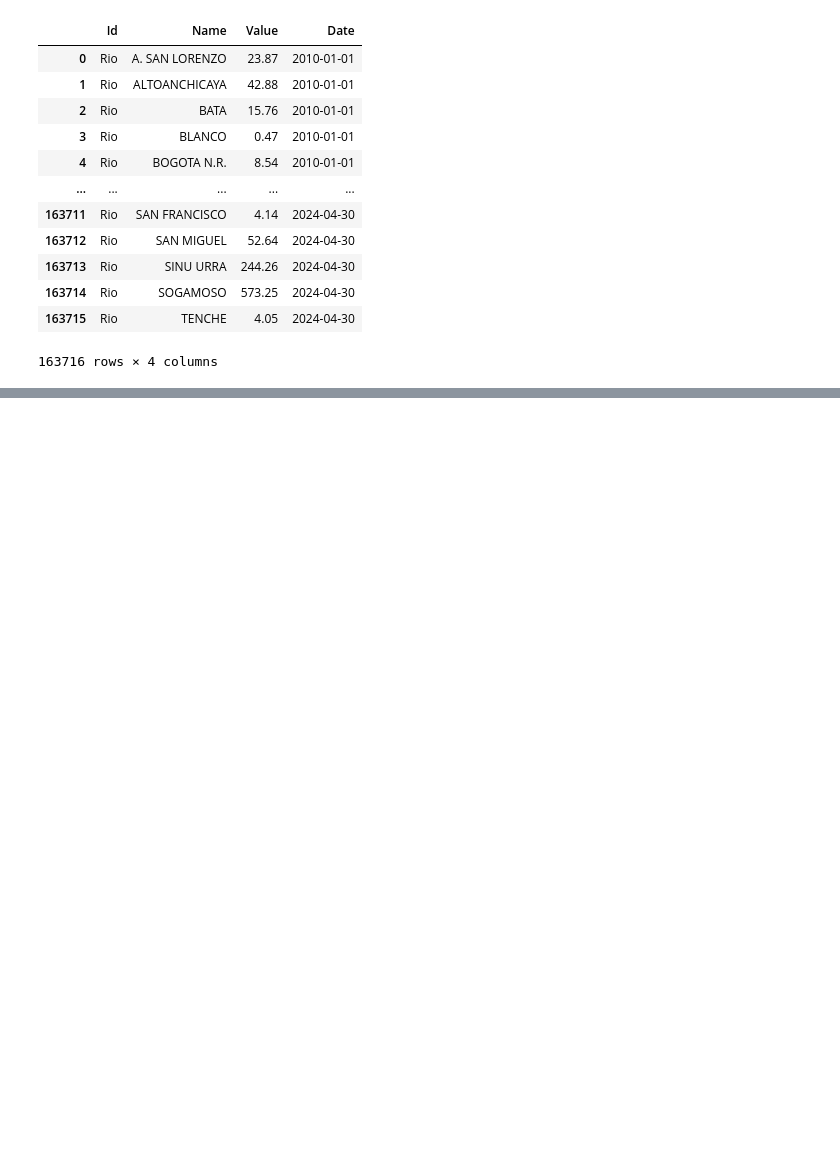
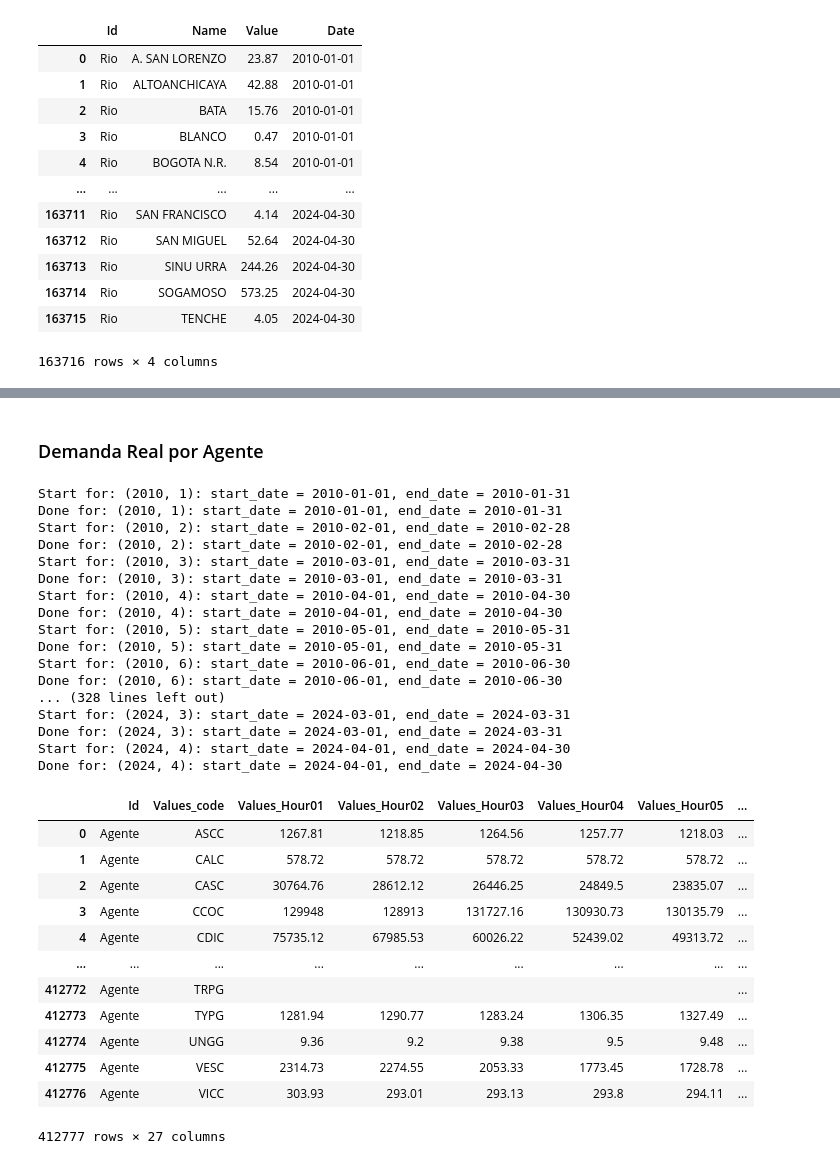
Before and after one commit to sistema-electrico-colombia/extraccion-datos-API, a Jupyter notebook: extraccion_datos_api_xm.ipynb, the cells around one changed output, grey strips where cells are left out. Drawn from its saved outputs; the diff is of its cells as text; code cells hidden in the pictures; blank space fills up the shorter version.

```diff
--- a/extraccion_datos_api_xm.ipynb
+++ b/extraccion_datos_api_xm.ipynb
@@ -847,0 +891,39 @@ df_aportes_caudal_media_historica.to_json('./data/aportes_caudal_media_historica
+# %% [markdown]
+### Demanda Real por Agente
+# %%
+date_dict = generate_date_dict(2010, 2024, 4)
+metric = 'DemaReal'
+num_metric = 1
+df_dema_real_agente = extract_metric(date_dict,metric,num_metric)
+df_dema_real_agente
+# %% [output]
+Start for: (2010, 1): start_date = 2010-01-01, end_date = 2010-01-31
+Done for: (2010, 1): start_date = 2010-01-01, end_date = 2010-01-31
+Start for: (2010, 2): start_date = 2010-02-01, end_date = 2010-02-28
+Done for: (2010, 2): start_date = 2010-02-01, end_date = 2010-02-28
+Start for: (2010, 3): start_date = 2010-03-01, end_date = 2010-03-31
+Done for: (2010, 3): start_date = 2010-03-01, end_date = 2010-03-31
+Start for: (2010, 4): start_date = 2010-04-01, end_date = 2010-04-30
+Done for: (2010, 4): start_date = 2010-04-01, end_date = 2010-04-30
+Start for: (2010, 5): start_date = 2010-05-01, end_date = 2010-05-31
+Done for: (2010, 5): start_date = 2010-05-01, end_date = 2010-05-31
+Start for: (2010, 6): start_date = 2010-06-01, end_date = 2010-06-30
+Done for: (2010, 6): start_date = 2010-06-01, end_date = 2010-06-30
+... (328 lines left out)
+Start for: (2024, 3): start_date = 2024-03-01, end_date = 2024-03-31
+Done for: (2024, 3): start_date = 2024-03-01, end_date = 2024-03-31
+Start for: (2024, 4): start_date = 2024-04-01, end_date = 2024-04-30
+Done for: (2024, 4): start_date = 2024-04-01, end_date = 2024-04-30
+|  | Id | Values_code | Values_Hour01 | Values_Hour02 | Values_Hour03 | Values_Hour04 | Values_Hour05 | ... |
+| 0 | Agente | ASCC | 1267.81 | 1218.85 | 1264.56 | 1257.77 | 1218.03 | ... |
+| 1 | Agente | CALC | 578.72 | 578.72 | 578.72 | 578.72 | 578.72 | ... |
+| 2 | Agente | CASC | 30764.76 | 28612.12 | 26446.25 | 24849.5 | 23835.07 | ... |
+| 3 | Agente | CCOC | 129948 | 128913 | 131727.16 | 130930.73 | 130135.79 | ... |
+| 4 | Agente | CDIC | 75735.12 | 67985.53 | 60026.22 | 52439.02 | 49313.72 | ... |
+| ... | ... | ... | ... | ... | ... | ... | ... | ... |
+| 412772 | Agente | TRPG |  |  |  |  |  | ... |
+| 412773 | Agente | TYPG | 1281.94 | 1290.77 | 1283.24 | 1306.35 | 1327.49 | ... |
+| 412774 | Agente | UNGG | 9.36 | 9.2 | 9.38 | 9.5 | 9.48 | ... |
+| 412775 | Agente | VESC | 2314.73 | 2274.55 | 2053.33 | 1773.45 | 1728.78 | ... |
+| 412776 | Agente | VICC | 303.93 | 293.01 | 293.13 | 293.8 | 294.11 | ... |
+412777 rows × 27 columns
```
Also changed, not shown: parts of 5 cells of this notebook, 1 other file.
